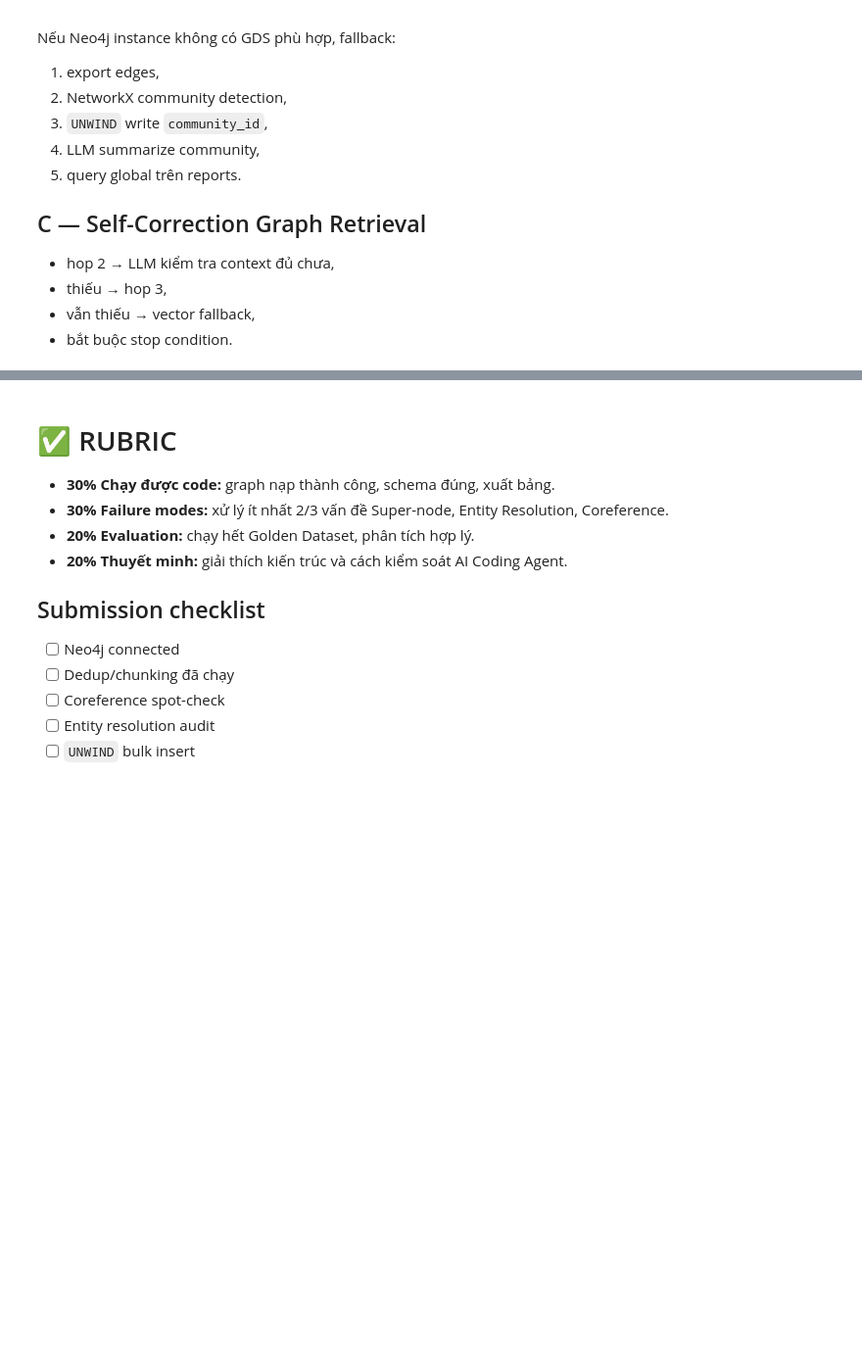
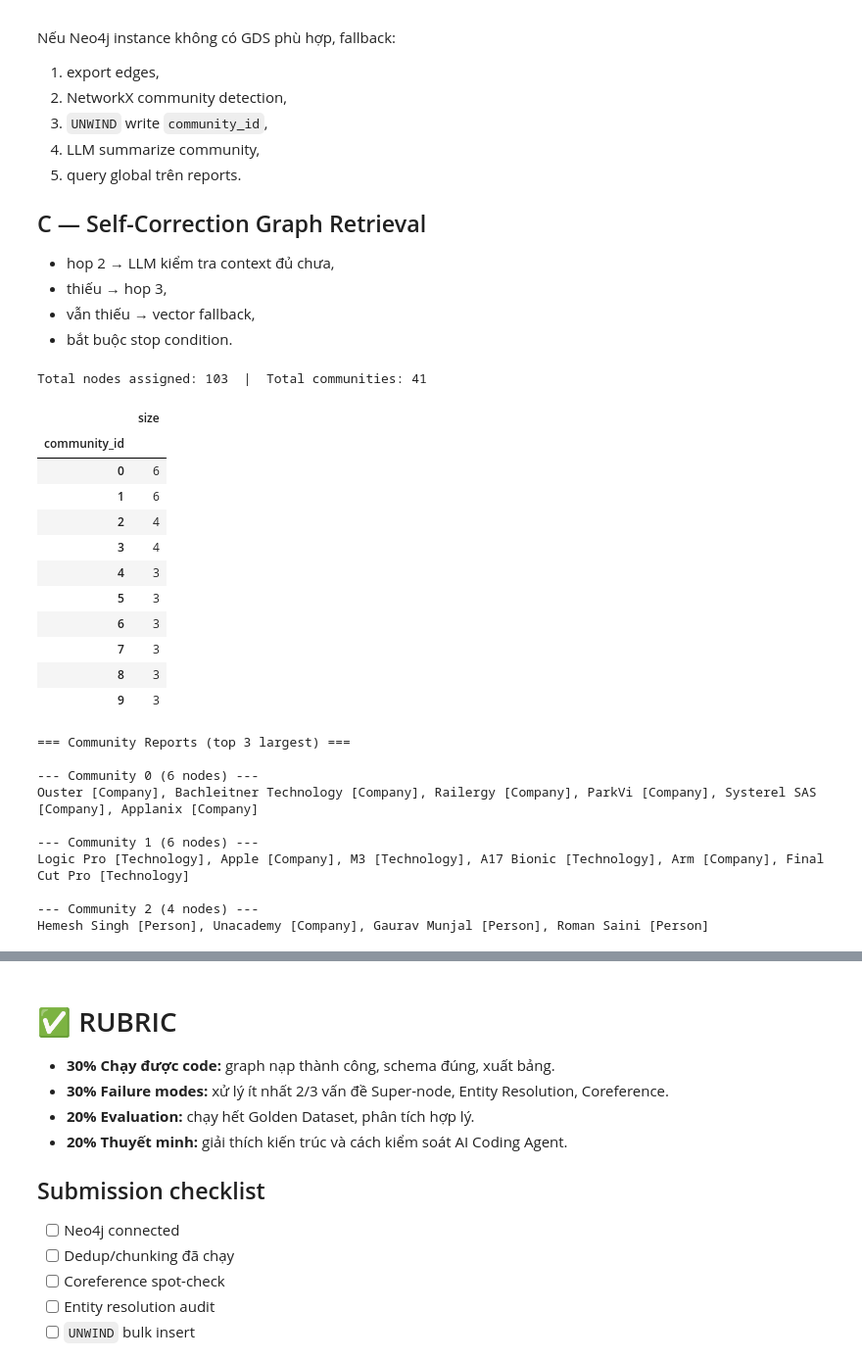
Before and after one commit to daitrong94/K4-DAY19-2A202601242-HoangTrongDai, a Jupyter notebook: Day19_GraphRAG_vs_FlatRAG_Production_Lab_Guide.ipynb, the cells around one changed output, grey strips where cells are left out. Shown at 98% size. Drawn from its saved outputs; the diff is of its cells as text; code cells hidden in the pictures; blank space fills up the shorter version.

```diff
--- a/Day19_GraphRAG_vs_FlatRAG_Production_Lab_Guide.ipynb
+++ b/Day19_GraphRAG_vs_FlatRAG_Production_Lab_Guide.ipynb
@@ -1594,32 +1594,72 @@ Nếu Neo4j instance không có GDS phù hợp, fallback:
 # %%
 #@title Bonus — NetworkX community fallback
 import networkx as nx
 
 def build_communities(limit_edges=20000):
     edge_df = pd.DataFrame(run_cypher("""
     MATCH (a:Entity)-[r]->(b:Entity)
     RETURN a.id AS source, b.id AS target
     LIMIT $limit
     """, limit=int(limit_edges)))
 
     G = nx.Graph()
     G.add_edges_from(edge_df[["source","target"]].itertuples(index=False, name=None))
     communities = nx.algorithms.community.greedy_modularity_communities(G)
 
     rows = []
     for cid, members in enumerate(communities):
         rows += [{"id":node_id,"community_id":int(cid)} for node_id in members]
 
     for b in batches(rows, 1000):
         run_cypher("""
         UNWIND $rows AS row
         MATCH (n:Entity {id:row.id})
         SET n.community_id=row.community_id
         """, rows=b)
 
     return pd.DataFrame(rows)
 
-# community_df = build_communities()
+community_df = build_communities()
+print(f"Total nodes assigned: {len(community_df)}  |  Total communities: {community_df.community_id.nunique()}")
+
+sizes = community_df.groupby("community_id").size().sort_values(ascending=False)
+display(sizes.head(10).rename("size").to_frame())
+
+print()
+print("=== Community Reports (top 3 largest) ===")
+for cid in sizes.head(3).index:
+    ids = community_df[community_df.community_id == cid]["id"].tolist()
+    names = pd.DataFrame(run_cypher(
+        "MATCH (n:Entity) WHERE n.id IN $ids RETURN n.name AS name, n.entity_type AS type",
+        ids=ids
+    ))
+    print()
+    print(f"--- Community {cid} ({len(ids)} nodes) ---")
+    print(", ".join(f"{r.name} [{r.type}]" for r in names.itertuples()))
+# %% [output]
+Total nodes assigned: 103  |  Total communities: 41
+|  | size |
+| community_id |  |
+| 0 | 6 |
+| 1 | 6 |
+| 2 | 4 |
+| 3 | 4 |
+| 4 | 3 |
+| 5 | 3 |
+| 6 | 3 |
+| 7 | 3 |
+| 8 | 3 |
+| 9 | 3 |
+=== Community Reports (top 3 largest) ===
+
+--- Community 0 (6 nodes) ---
+Ouster [Company], Bachleitner Technology [Company], Railergy [Company], ParkVi [Company], Systerel SAS [Company], Applanix [Company]
+
+--- Community 1 (6 nodes) ---
+Logic Pro [Technology], Apple [Company], M3 [Technology], A17 Bionic [Technology], Arm [Company], Final Cut Pro [Technology]
+
+--- Community 2 (4 nodes) ---
+Hemesh Singh [Person], Unacademy [Company], Gaurav Munjal [Person], Roman Saini [Person]
 # %%
 #@title Bonus — Self-correction scaffold
 SUFFICIENCY_SYSTEM = """
```
Also changed, not shown: parts of 1 cell of this notebook, 1 other file.
